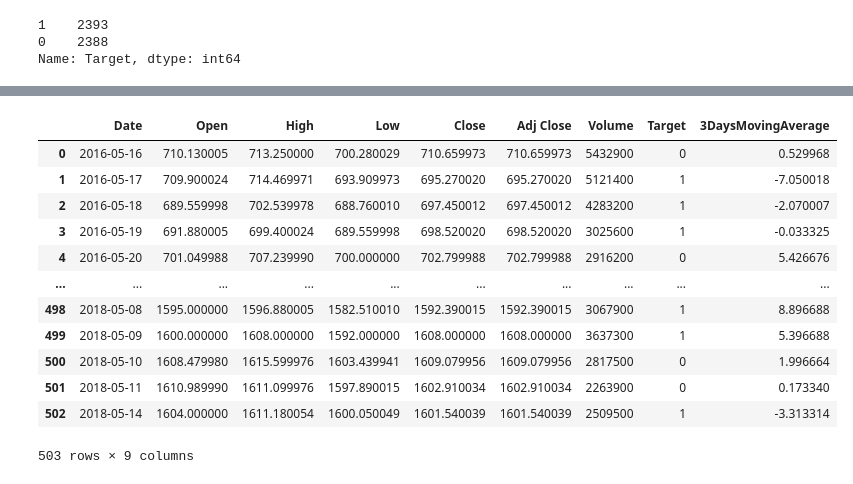
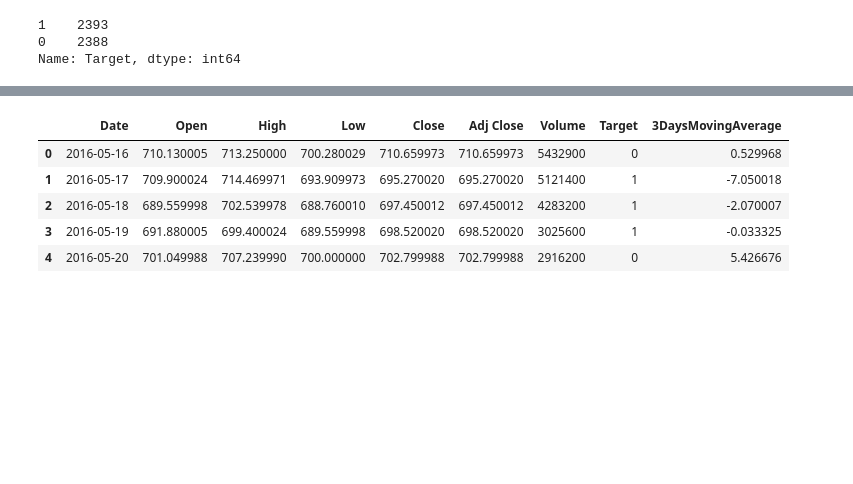
Before and after one commit to SoniMohandas/amazon_stock_price, a Jupyter notebook: amazon_stock.ipynb, the cells around one changed output, grey strips where cells are left out. Saved outputs shown, nothing was run; the diff lists cells and outputs as text; code cells hidden in the pictures; blank space fills up the shorter version.

```diff
--- a/amazon_stock.ipynb
+++ b/amazon_stock.ipynb
@@ -97,22 +82,15 @@ data_test
 # %%
 data_train['3DaysMovingAverage']=(data_train.Close-data_train.Open).rolling(window=3,min_periods=1).mean()
 data_val['3DaysMovingAverage']=(data_val.Close-data_val.Open).rolling(window=3,min_periods=1).mean()
 data_test['3DaysMovingAverage']=(data_test.Close-data_test.Open).rolling(window=3,min_periods=1).mean()
-data_val
+data_val.head()
 # %% [output]
 |  | Date | Open | High | Low | Close | Adj Close | Volume | Target | 3DaysMovingAverage |
 | 0 | 2016-05-16 | 710.130005 | 713.250000 | 700.280029 | 710.659973 | 710.659973 | 5432900 | 0 | 0.529968 |
 | 1 | 2016-05-17 | 709.900024 | 714.469971 | 693.909973 | 695.270020 | 695.270020 | 5121400 | 1 | -7.050018 |
 | 2 | 2016-05-18 | 689.559998 | 702.539978 | 688.760010 | 697.450012 | 697.450012 | 4283200 | 1 | -2.070007 |
 | 3 | 2016-05-19 | 691.880005 | 699.400024 | 689.559998 | 698.520020 | 698.520020 | 3025600 | 1 | -0.033325 |
 | 4 | 2016-05-20 | 701.049988 | 707.239990 | 700.000000 | 702.799988 | 702.799988 | 2916200 | 0 | 5.426676 |
-| ... | ... | ... | ... | ... | ... | ... | ... | ... | ... |
-| 498 | 2018-05-08 | 1595.000000 | 1596.880005 | 1582.510010 | 1592.390015 | 1592.390015 | 3067900 | 1 | 8.896688 |
-| 499 | 2018-05-09 | 1600.000000 | 1608.000000 | 1592.000000 | 1608.000000 | 1608.000000 | 3637300 | 1 | 5.396688 |
-| 500 | 2018-05-10 | 1608.479980 | 1615.599976 | 1603.439941 | 1609.079956 | 1609.079956 | 2817500 | 0 | 1.996664 |
-| 501 | 2018-05-11 | 1610.989990 | 1611.099976 | 1597.890015 | 1602.910034 | 1602.910034 | 2263900 | 0 | 0.173340 |
-| 502 | 2018-05-14 | 1604.000000 | 1611.180054 | 1600.050049 | 1601.540039 | 1601.540039 | 2509500 | 1 | -3.313314 |
-503 rows × 9 columns
 # %%
 data_train['7DaysMovingAverage']=(data_train.Close-data_train.Open).rolling(window=7,min_periods=1).mean()
 data_val['7DaysMovingAverage']=(data_val.Close-data_val.Open).rolling(window=7,min_periods=1).mean()
```
Also changed, not shown: parts of 7 cells of this notebook, 4 other files.
